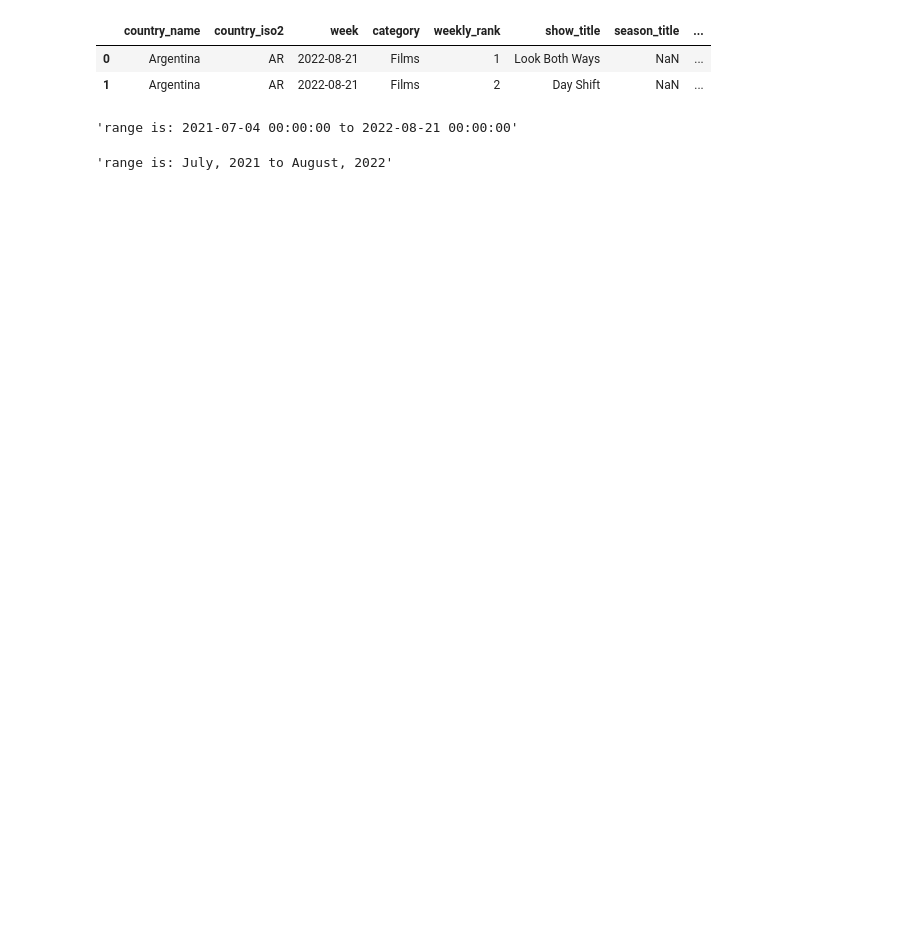
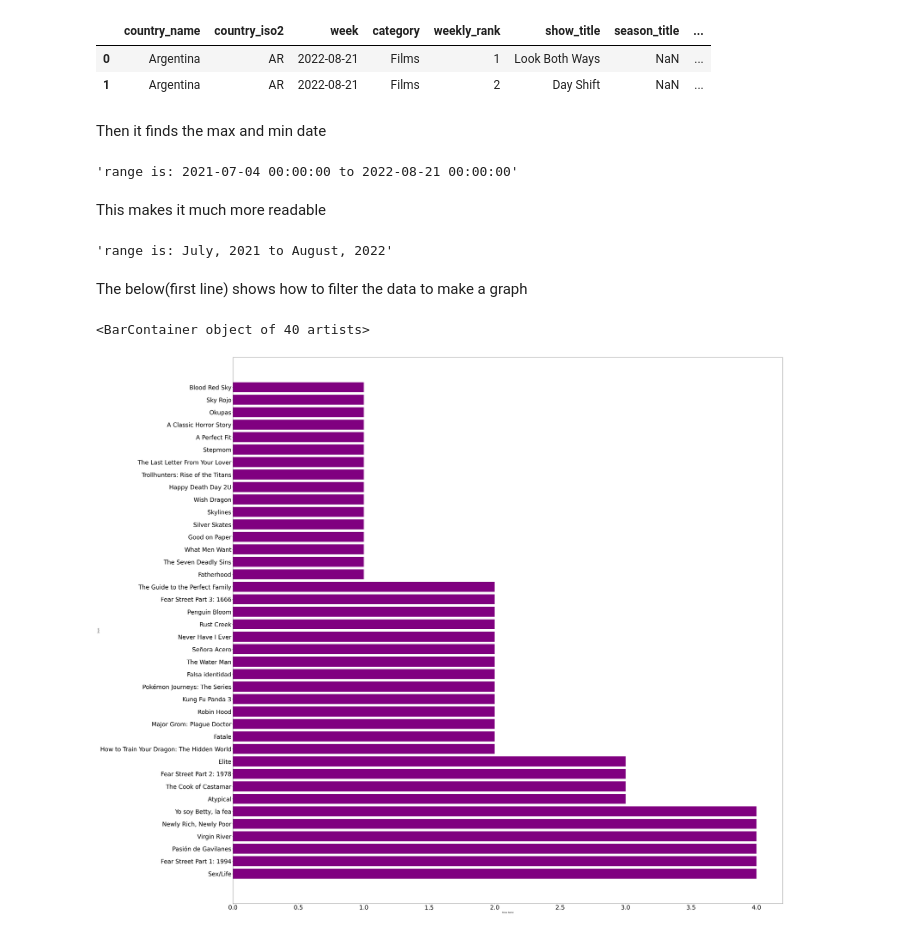
Before and after one commit to denyce-ng/CODE1161dataproject, a Jupyter notebook: project.ipynb, the cells around one changed output. Drawn from its saved outputs; the diff is of its cells as text; code cells hidden in the pictures; blank space fills up the shorter version.

```diff
--- a/project.ipynb
+++ b/project.ipynb
@@ -98,12 +116,16 @@ netflix_data.head(2)
 |  | country_name | country_iso2 | week | category | weekly_rank | show_title | season_title | ... |
 | 0 | Argentina | AR | 2022-08-21 | Films | 1 | Look Both Ways | NaN | ... |
 | 1 | Argentina | AR | 2022-08-21 | Films | 2 | Day Shift | NaN | ... |
+# %% [markdown]
+Then it finds the max and min date
 # %%
 first_date = netflix_data.week.min()
 last_date = netflix_data.week.max()
 f"range is: {first_date} to {last_date}"
 # %% [output]
 'range is: 2021-07-04 00:00:00 to 2022-08-21 00:00:00'
+# %% [markdown]
+This makes it much more readable
 # %%
 date_format_pattern = "%B, %Y"
 earliest_date = datetime.strftime(first_date, date_format_pattern)
@@ -111,4 +133,18 @@ latest_date = datetime.strftime(last_date, date_format_pattern)
 f"range is: {earliest_date} to {latest_date}"
 # %% [output]
 'range is: July, 2021 to August, 2022'
+# %% [markdown]
+The below(first line) shows how to filter the data to make a graph
+# %%
+filtered_data = netflix_data[(netflix_data['week'] <="2021-07-30") & (netflix_data['week'] >="2021-07-04")&(netflix_data['country_name']=="Argentina")]
+show_counts = filtered_data['show_title'].value_counts()
+plt.figure(figsize=(50, 50))
+plt.xlabel('Show Name')
+plt.ylabel('Count')
+plt.xticks(fontsize=30)
+plt.yticks(fontsize=30)
+plt.barh(show_counts.index, show_counts.values, color='purple')
+# %% [output]
+<BarContainer object of 40 artists>
+[figure, added]
 # %%
```
Also changed, not shown: parts of 9 cells of this notebook, 1 other file.
